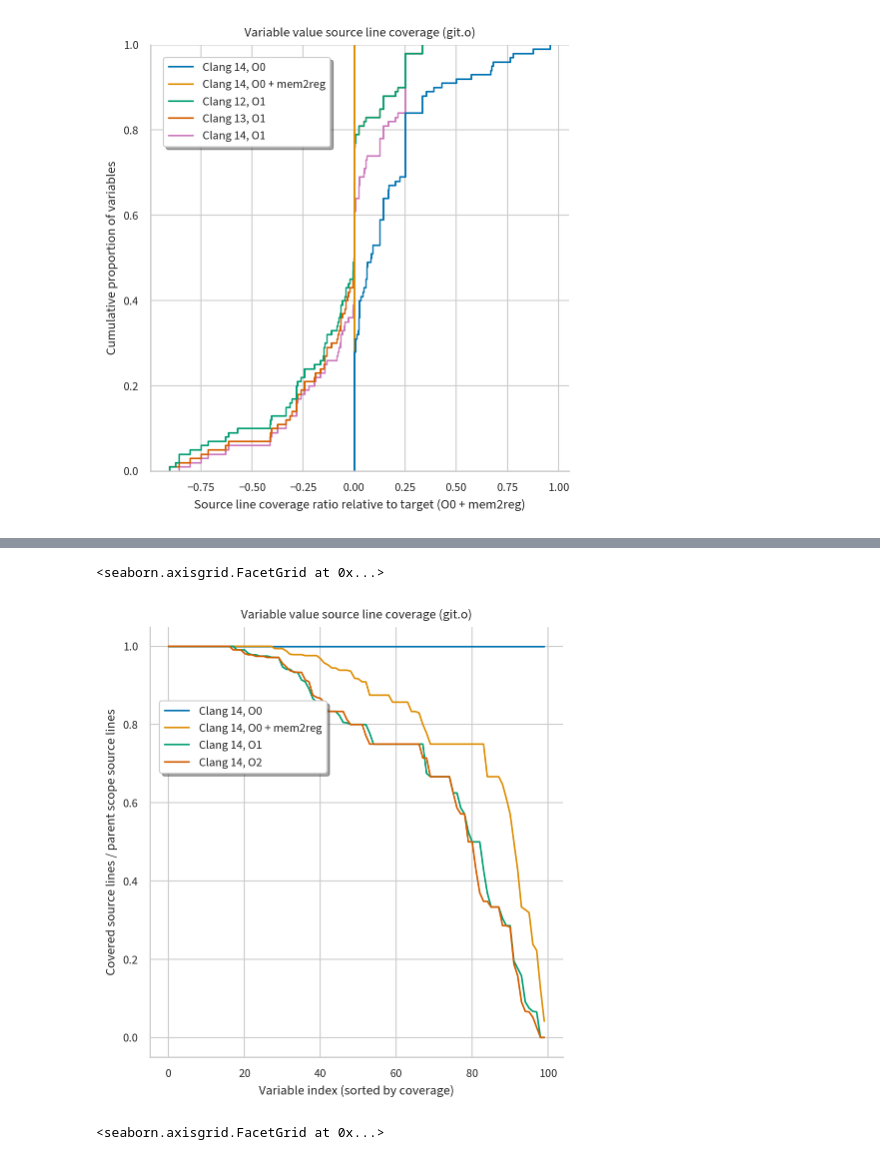
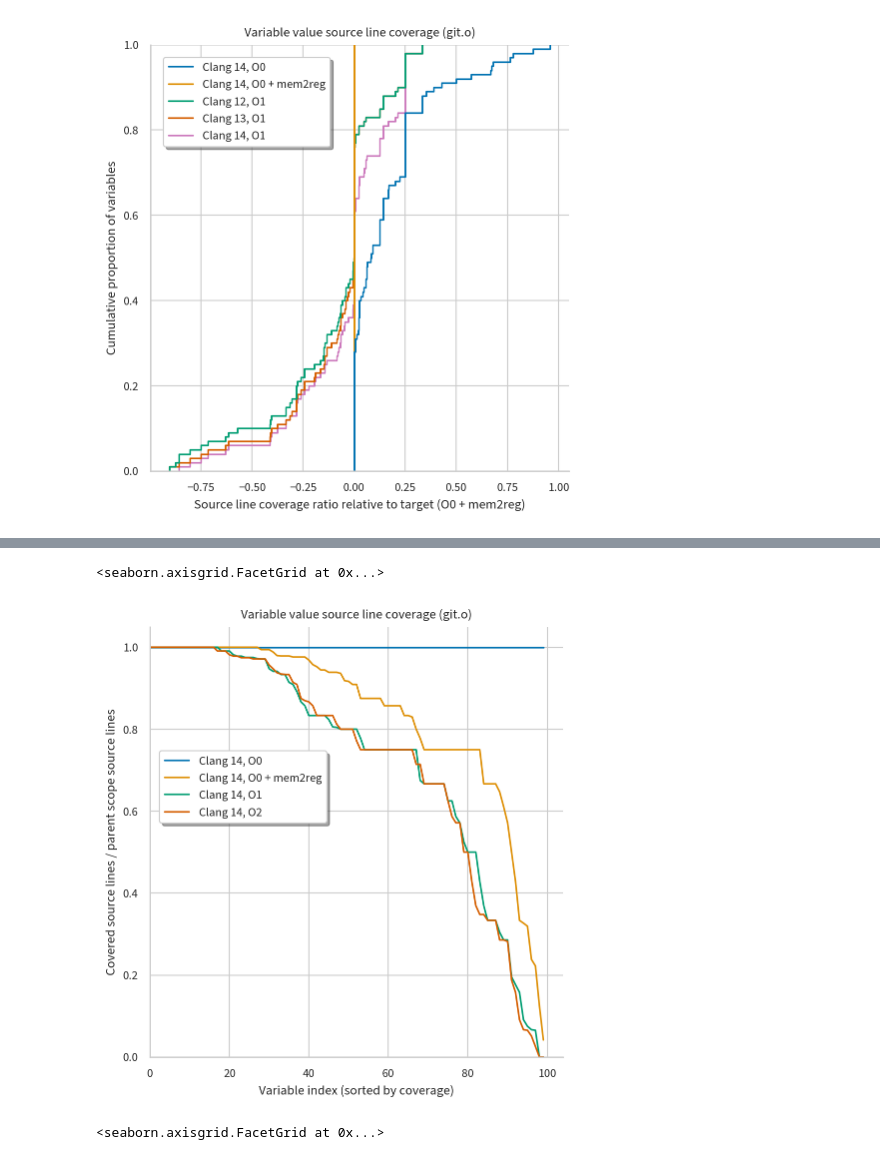
Before and after one commit to jryans/debug-info-metrics-artifact, a Jupyter notebook: data/git/file/git.o.ipynb, the cells around one changed output, grey strips where cells are left out. Drawn from its saved outputs; the diff is of its cells as text; code cells hidden in the pictures.

```diff
--- a/data/git/file/git.o.ipynb
+++ b/data/git/file/git.o.ipynb
@@ -92,30 +94,32 @@ g.set(
 # %%
 df = pd.read_csv("git.o-distribution.csv")
 df["Order"] = df.sort_values(by="CL / SL", ascending=False).groupby("Variant").cumcount()
 df = df[df["Variant"].str.contains("Clang 14")]
 g = sns.relplot(
   df,
   x="Order",
   y="CL / SL",
   hue="Variant",
   kind="line",
 )
 sns.move_legend(
   g,
   "center left",
-  bbox_to_anchor=(0.125, 0.75),
+  bbox_to_anchor=(0.125, 0.65),
   frameon=True,
   shadow=True,
   title=None,
 )
 g.set(
   title="Variable value source line coverage (git.o)",
+  xlabel="Variable index (sorted by coverage)",
+  xbound=(0, None),
   ylabel="Covered source lines / parent scope source lines",
-  xlabel="Variable index (sorted by coverage)",
+  ybound=(0, None),
 )
 # %% [output]
 <seaborn.axisgrid.FacetGrid at 0x...>
-[figure, old version]
+[figure, new version]
 # %%
 df=pd.read_csv("git.o-average.csv")
 g = sns.catplot(
```
Also changed, not shown: parts of 1 cell of this notebook, 2 other files.
